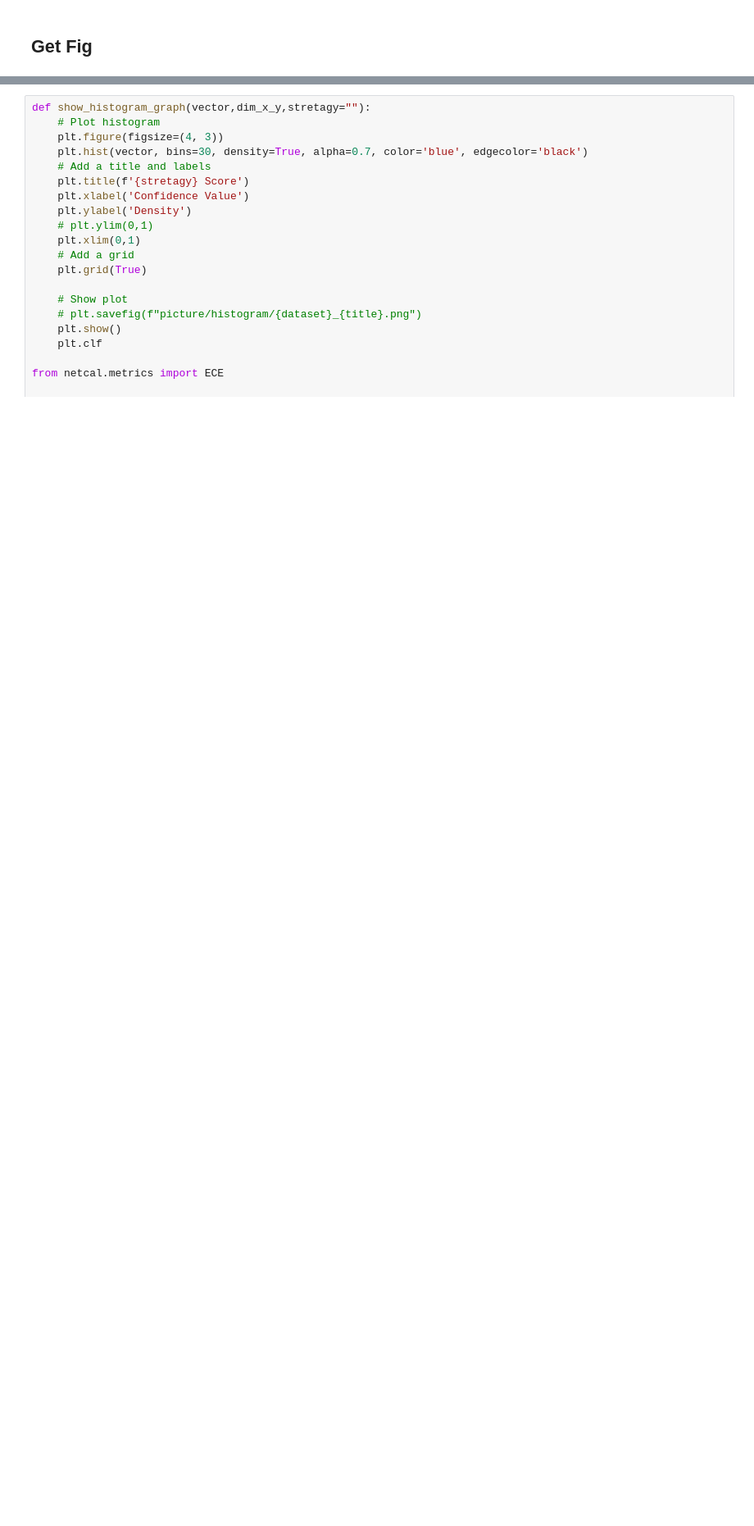
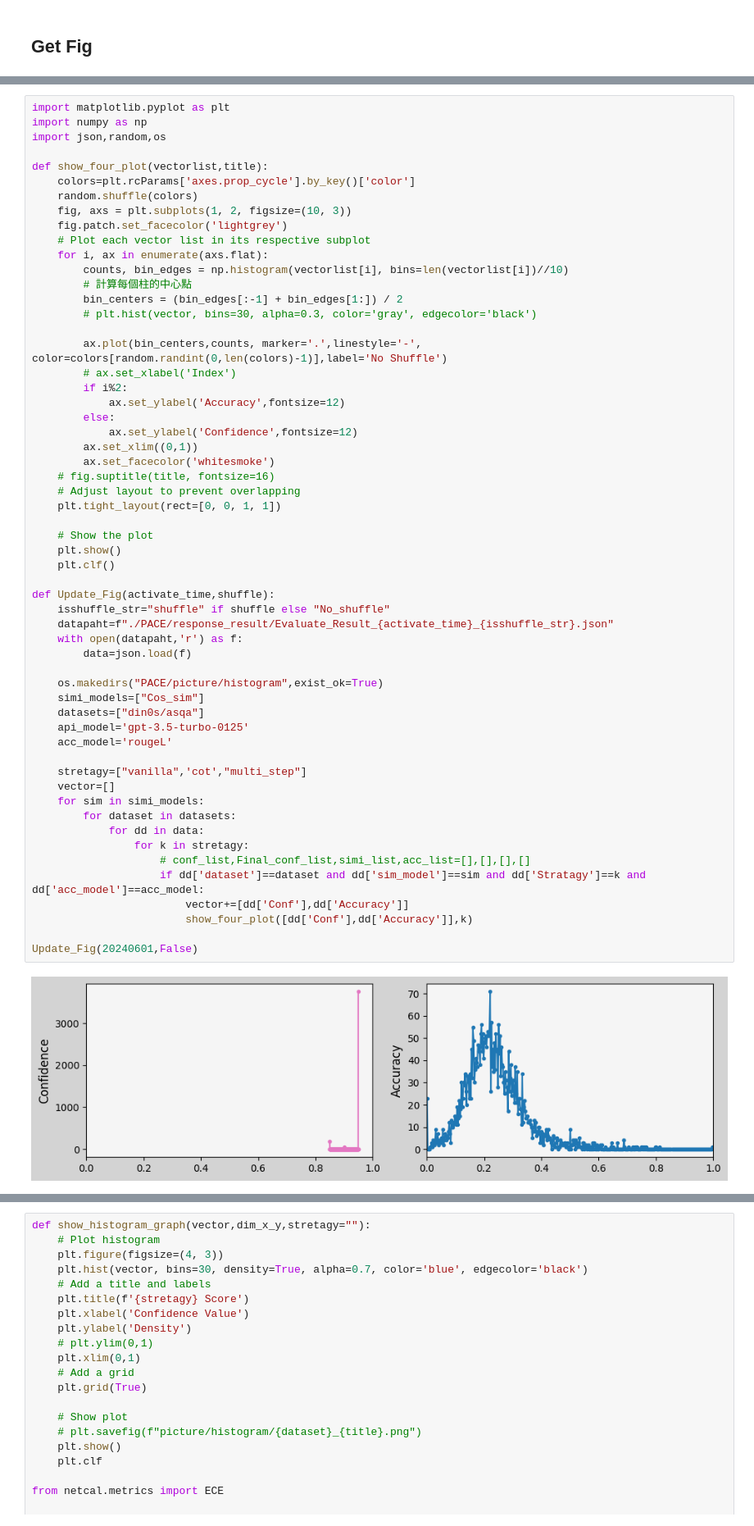
Before and after one commit to Qmaoboy/Confidence-is-all-you-need, a Jupyter notebook: pre_experiment.ipynb, the cells around one changed output, grey strips where cells are left out. Shown at 82% size. Saved outputs shown, nothing was run; the diff lists cells and outputs as text; blank space fills up the shorter version.

```diff
--- a/pre_experiment.ipynb
+++ b/pre_experiment.ipynb
@@ -270,0 +340,59 @@ Load Sucess din0s/asqa multi_step Cos_sim
+# %%
+import matplotlib.pyplot as plt
+import numpy as np
+import json,random,os
+
+def show_four_plot(vectorlist,title):
+    colors=plt.rcParams['axes.prop_cycle'].by_key()['color']
+    random.shuffle(colors)
+    fig, axs = plt.subplots(1, 2, figsize=(10, 3))
+    fig.patch.set_facecolor('lightgrey')
+    # Plot each vector list in its respective subplot
+    for i, ax in enumerate(axs.flat):
+        counts, bin_edges = np.histogram(vectorlist[i], bins=len(vectorlist[i])//10)
+        # 計算每個柱的中心點
+        bin_centers = (bin_edges[:-1] + bin_edges[1:]) / 2
+        # plt.hist(vector, bins=30, alpha=0.3, color='gray', edgecolor='black')
+
+        ax.plot(bin_centers,counts, marker='.',linestyle='-', color=colors[random.randint(0,len(colors)-1)],label='No Shuffle')
+        # ax.set_xlabel('Index')
+        if i%2:
+            ax.set_ylabel('Accuracy',fontsize=12)
+        else:
+            ax.set_ylabel('Confidence',fontsize=12)
+        ax.set_xlim((0,1))
+        ax.set_facecolor('whitesmoke')
+    # fig.suptitle(title, fontsize=16)
+    # Adjust layout to prevent overlapping
+    plt.tight_layout(rect=[0, 0, 1, 1])
+
+    # Show the plot
+    plt.show()
+    plt.clf()
+
+def Update_Fig(activate_time,shuffle):
+    isshuffle_str="shuffle" if shuffle else "No_shuffle"
+    datapaht=f"./PACE/response_result/Evaluate_Result_{activate_time}_{isshuffle_str}.json"
+    with open(datapaht,'r') as f:
+        data=json.load(f)
+
+    os.makedirs("PACE/picture/histogram",exist_ok=True)
+    simi_models=["Cos_sim"]
+    datasets=["din0s/asqa"]
+    api_model='gpt-3.5-turbo-0125'
+    acc_model='rougeL'
+
+    stretagy=["vanilla",'cot',"multi_step"]
+    vector=[]
+    for sim in simi_models:
+        for dataset in datasets:
+            for dd in data:
+                for k in stretagy:
+                    # conf_list,Final_conf_list,simi_list,acc_list=[],[],[],[]
+                    if dd['dataset']==dataset and dd['sim_model']==sim and dd['Stratagy']==k and dd['acc_model']==acc_model:
+                        vector+=[dd['Conf'],dd['Accuracy']]
+                        show_four_plot([dd['Conf'],dd['Accuracy']],k)
+
+Update_Fig(20240601,False)
+# %% [output]
+[figure, added]
```
Also changed, not shown: parts of 6 cells of this notebook, 50 other files.
